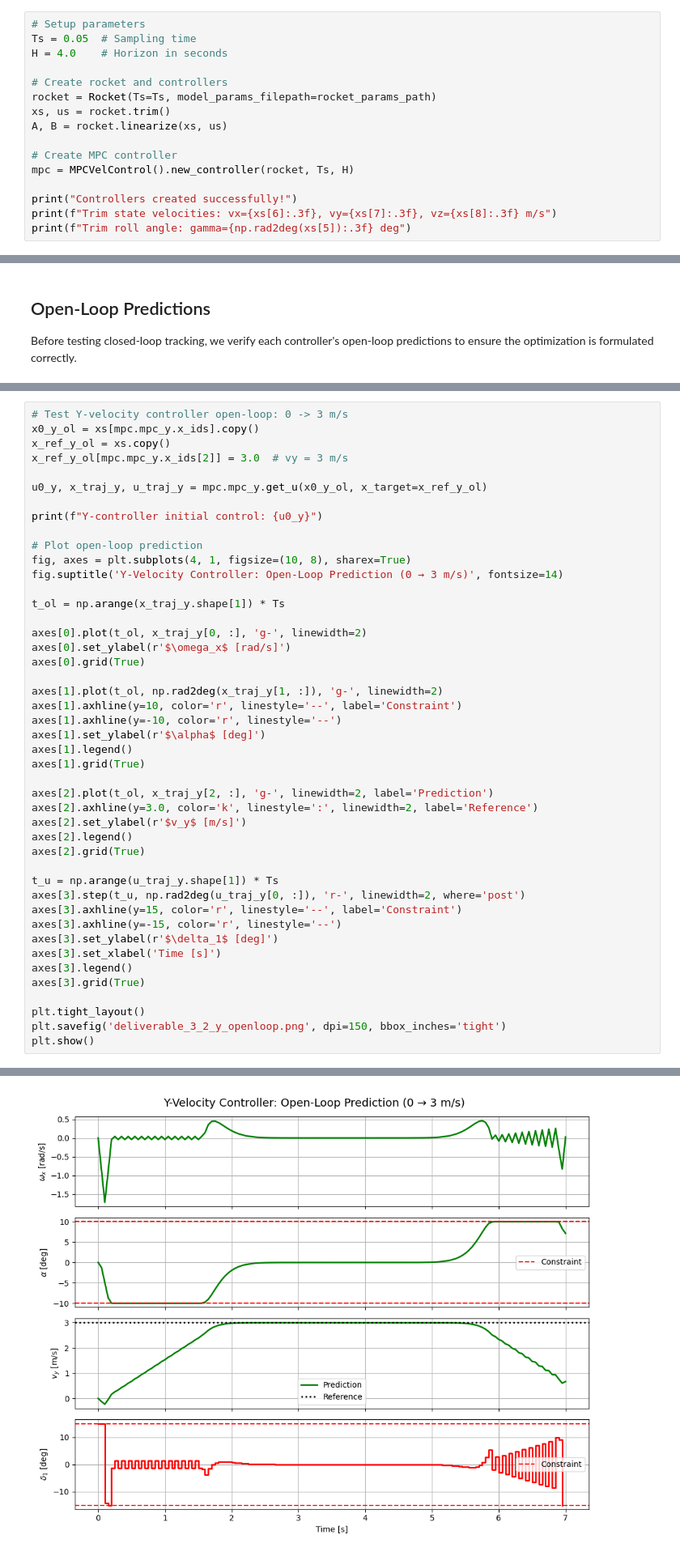
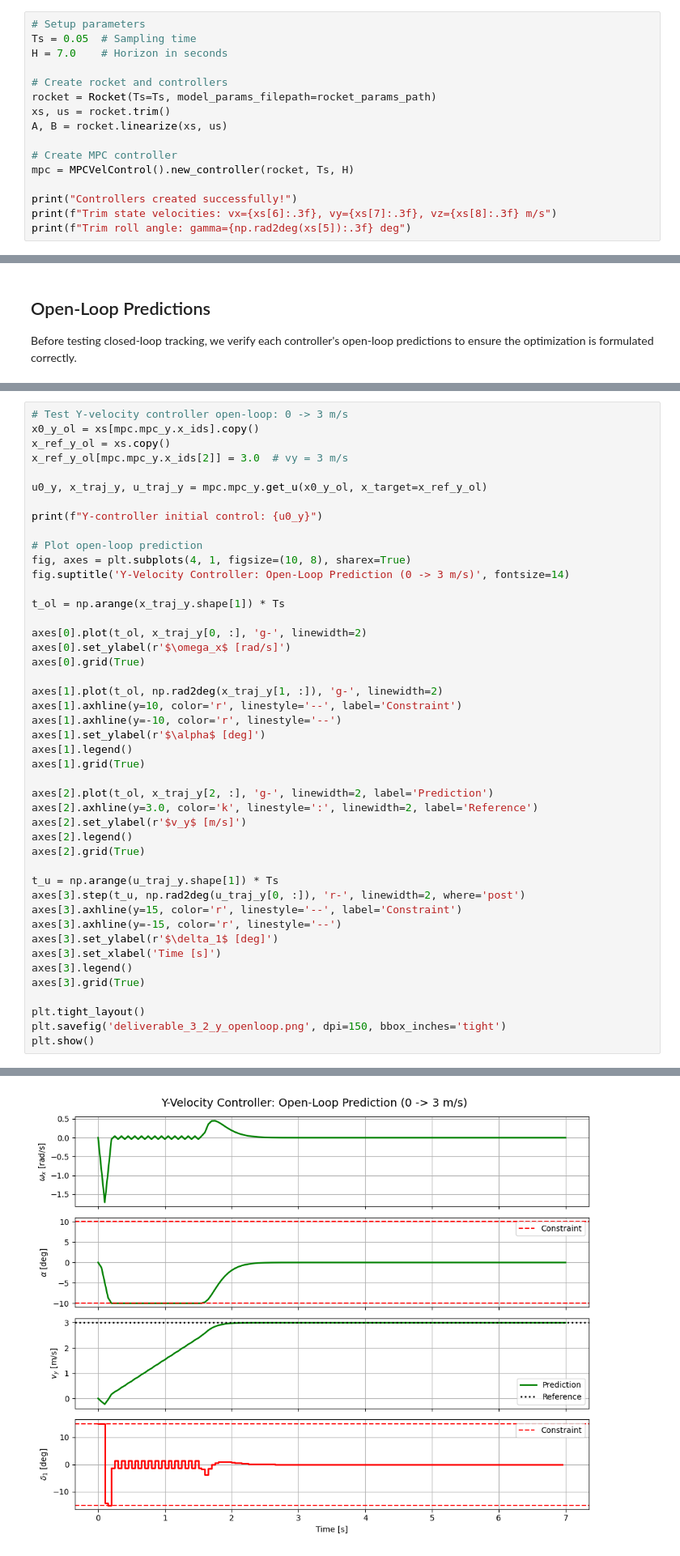
Before and after one commit to yanno27/MPC, a Jupyter notebook: project/Deliverable_3_2/Deliverable_3_2_Claude.ipynb, the cells around one changed output, grey strips where cells are left out. Shown at 81% size. Cells and saved outputs as stored; diff of their text form.

```diff
--- a/project/Deliverable_3_2/Deliverable_3_2_Claude.ipynb
+++ b/project/Deliverable_3_2/Deliverable_3_2_Claude.ipynb
@@ -65,7 +65,7 @@ $$J = \sum_{k=0}^{N-1} \left( (x_k - x_{ref})^T Q (x_k - x_{ref}) + u_k^T R u_k
 # %%
 # Setup parameters
 Ts = 0.05  # Sampling time
-H = 4.0    # Horizon in seconds
+H = 7.0    # Horizon in seconds
 
 # Create rocket and controllers
 rocket = Rocket(Ts=Ts, model_params_filepath=rocket_params_path)
@@ -236,7 +236,7 @@ print(f"Y-controller initial control: {u0_y}")
 
 # Plot open-loop prediction
 fig, axes = plt.subplots(4, 1, figsize=(10, 8), sharex=True)
-fig.suptitle('Y-Velocity Controller: Open-Loop Prediction (0 → 3 m/s)', fontsize=14)
+fig.suptitle('Y-Velocity Controller: Open-Loop Prediction (0 -> 3 m/s)', fontsize=14)
 
 t_ol = np.arange(x_traj_y.shape[1]) * Ts
 
@@ -244,34 +244,34 @@ axes[0].plot(t_ol, x_traj_y[0, :], 'g-', linewidth=2)
 axes[0].set_ylabel(r'$\omega_x$ [rad/s]')
 axes[0].grid(True)
 
 axes[1].plot(t_ol, np.rad2deg(x_traj_y[1, :]), 'g-', linewidth=2)
 axes[1].axhline(y=10, color='r', linestyle='--', label='Constraint')
 axes[1].axhline(y=-10, color='r', linestyle='--')
 axes[1].set_ylabel(r'$\alpha$ [deg]')
 axes[1].legend()
 axes[1].grid(True)
 
 axes[2].plot(t_ol, x_traj_y[2, :], 'g-', linewidth=2, label='Prediction')
 axes[2].axhline(y=3.0, color='k', linestyle=':', linewidth=2, label='Reference')
 axes[2].set_ylabel(r'$v_y$ [m/s]')
 axes[2].legend()
 axes[2].grid(True)
 
 t_u = np.arange(u_traj_y.shape[1]) * Ts
 axes[3].step(t_u, np.rad2deg(u_traj_y[0, :]), 'r-', linewidth=2, where='post')
 axes[3].axhline(y=15, color='r', linestyle='--', label='Constraint')
 axes[3].axhline(y=-15, color='r', linestyle='--')
 axes[3].set_ylabel(r'$\delta_1$ [deg]')
 axes[3].set_xlabel('Time [s]')
 axes[3].legend()
 axes[3].grid(True)
 
 plt.tight_layout()
 plt.savefig('deliverable_3_2_y_openloop.png', dpi=150, bbox_inches='tight')
 plt.show()
 # %% [output]
 Y-controller initial control: [0.2618]
-[figure, old version]
+[figure, new version]
 # %% [markdown]
 ## Closed-Loop Simulations
 
```
Also changed, not shown: parts of 9 cells of this notebook, 58 other files.
